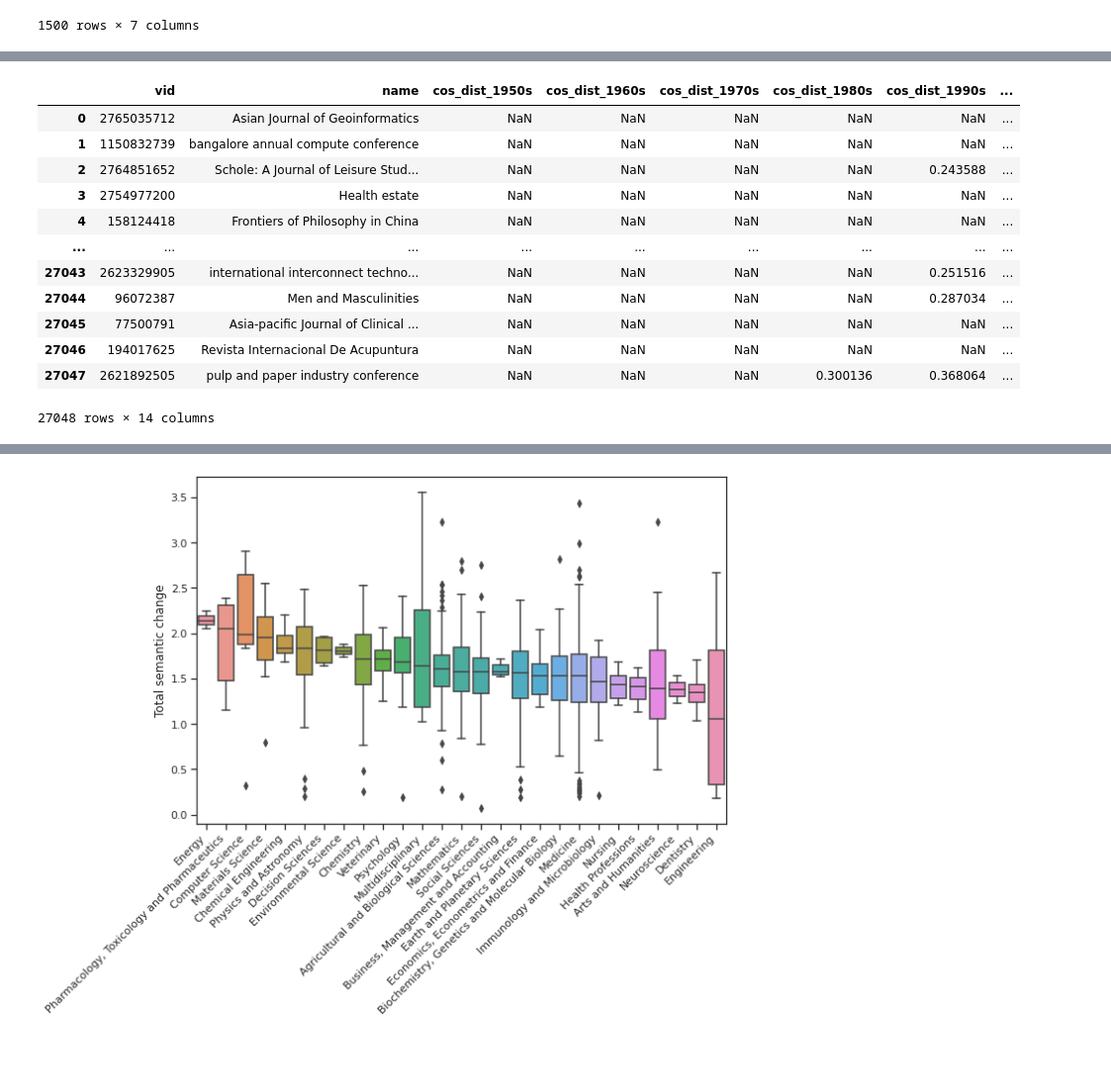
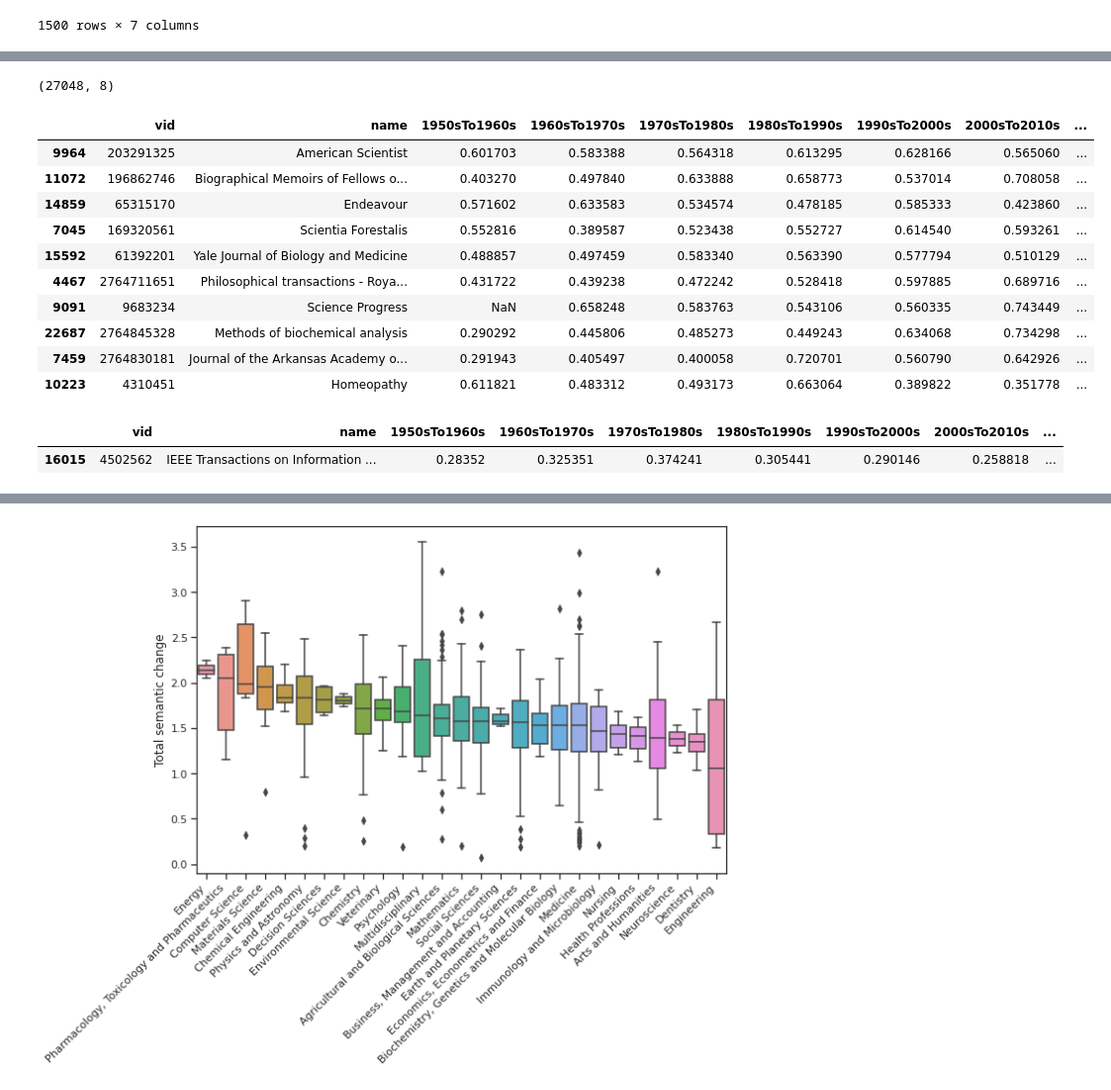
Before and after one commit to netknowledge/diachronic-p2v, a Jupyter notebook: semantic_change/semantic_change_global.ipynb, the cells around one changed output, grey strips where cells are left out. Shown at 99% size. Drawn from its saved outputs; the diff is of its cells as text; code cells hidden in the pictures; blank space fills up the shorter version.

```diff
--- a/semantic_change/semantic_change_global.ipynb
+++ b/semantic_change/semantic_change_global.ipynb
@@ -136,9 +134,0 @@ field_size_change_corr()
-# %%
-vids = set().union(*[list(d.keys()) for d in result])
-    rows = []
-    for v in vids:
-        row = [v, vid_name[v]]
-        row.extend(d.get(v, np.nan) for d in result)
-        rows.append(row)
-    df = pd.DataFrame(rows, columns=['vid', 'name']+['cos_dist_'+periods[i][0]+'s' for i in range(0, len(wv_models)-1)])
-    return df, alignment
@@ -235,18 +155,17 @@ plot_cumulative_distance_distribution(True)
-# %%
-vid_dist_df['cos_dist_sum'] = vid_dist_df[decade_cols].sum(axis=1)
-
-vid_dist_df
-# %% [output]
-|  | vid | name | cos_dist_1950s | cos_dist_1960s | cos_dist_1970s | cos_dist_1980s | cos_dist_1990s | ... |
-| 0 | 2765035712 | Asian Journal of Geoinformatics | NaN | NaN | NaN | NaN | NaN | ... |
-| 1 | 1150832739 | bangalore annual compute conference | NaN | NaN | NaN | NaN | NaN | ... |
-| 2 | 2764851652 | Schole: A Journal of Leisure Stud... | NaN | NaN | NaN | NaN | 0.243588 | ... |
-| 3 | 2754977200 | Health estate | NaN | NaN | NaN | NaN | NaN | ... |
-| 4 | 158124418 | Frontiers of Philosophy in China | NaN | NaN | NaN | NaN | NaN | ... |
-| ... | ... | ... | ... | ... | ... | ... | ... | ... |
-| 27043 | 2623329905 | international interconnect techno... | NaN | NaN | NaN | NaN | 0.251516 | ... |
-| 27044 | 96072387 | Men and Masculinities | NaN | NaN | NaN | NaN | 0.287034 | ... |
-| 27045 | 77500791 | Asia-pacific Journal of Clinical ... | NaN | NaN | NaN | NaN | NaN | ... |
-| 27046 | 194017625 | Revista Internacional De Acupuntura | NaN | NaN | NaN | NaN | NaN | ... |
-| 27047 | 2621892505 | pulp and paper industry conference | NaN | NaN | NaN | 0.300136 | 0.368064 | ... |
-27048 rows × 14 columns
+# %%
+def concat_change_decades():
+    """"""
+    vids = set().union(*[df['vid'].values.tolist() for df in semantic_change_consecutive.values()])
+    decade_col = sorted(semantic_change_consecutive)
+    dec_change = {d: dict(zip(semantic_change_consecutive[d]['vid'], semantic_change_consecutive[d][d])) for d in decade_col}
+    rows = []
+    for v in vids:
+        row = [v, vid_name[v]]
+        row.extend(dec_change[d].get(v, np.nan) for d in decade_col)
+        rows.append(row)
+    return pd.DataFrame(rows, columns=['vid', 'name']+decade_col)
+
+vid_change_df = concat_change_decades()
+vid_change_df.shape
+# %% [output]
+(27048, 8)
@@ -252,0 +174,19 @@ vid_dist_df
+# %%
+vid_change_df.sort_values('ConsecChangeSum', ascending=False)[:10]
+# %% [output]
+|  | vid | name | 1950sTo1960s | 1960sTo1970s | 1970sTo1980s | 1980sTo1990s | 1990sTo2000s | 2000sTo2010s | ... |
+| 9964 | 203291325 | American Scientist | 0.601703 | 0.583388 | 0.564318 | 0.613295 | 0.628166 | 0.565060 | ... |
+| 11072 | 196862746 | Biographical Memoirs of Fellows o... | 0.403270 | 0.497840 | 0.633888 | 0.658773 | 0.537014 | 0.708058 | ... |
+| 14859 | 65315170 | Endeavour | 0.571602 | 0.633583 | 0.534574 | 0.478185 | 0.585333 | 0.423860 | ... |
+| 7045 | 169320561 | Scientia Forestalis | 0.552816 | 0.389587 | 0.523438 | 0.552727 | 0.614540 | 0.593261 | ... |
+| 15592 | 61392201 | Yale Journal of Biology and Medicine | 0.488857 | 0.497459 | 0.583340 | 0.563390 | 0.577794 | 0.510129 | ... |
+| 4467 | 2764711651 | Philosophical transactions - Roya... | 0.431722 | 0.439238 | 0.472242 | 0.528418 | 0.597885 | 0.689716 | ... |
+| 9091 | 9683234 | Science Progress | NaN | 0.658248 | 0.583763 | 0.543106 | 0.560335 | 0.743449 | ... |
+| 22687 | 2764845328 | Methods of biochemical analysis | 0.290292 | 0.445806 | 0.485273 | 0.449243 | 0.634068 | 0.734298 | ... |
+| 7459 | 2764830181 | Journal of the Arkansas Academy o... | 0.291943 | 0.405497 | 0.400058 | 0.720701 | 0.560790 | 0.642926 | ... |
+| 10223 | 4310451 | Homeopathy | 0.611821 | 0.483312 | 0.493173 | 0.663064 | 0.389822 | 0.351778 | ... |
+# %%
+vid_change_df[vid_change_df.name == 'IEEE Transactions on Information Theory']
+# %% [output]
+|  | vid | name | 1950sTo1960s | 1960sTo1970s | 1970sTo1980s | 1980sTo1990s | 1990sTo2000s | 2000sTo2010s | ... |
+| 16015 | 4502562 | IEEE Transactions on Information ... | 0.28352 | 0.325351 | 0.374241 | 0.305441 | 0.290146 | 0.258818 | ... |
```
Also changed, not shown: parts of 21 cells of this notebook.
